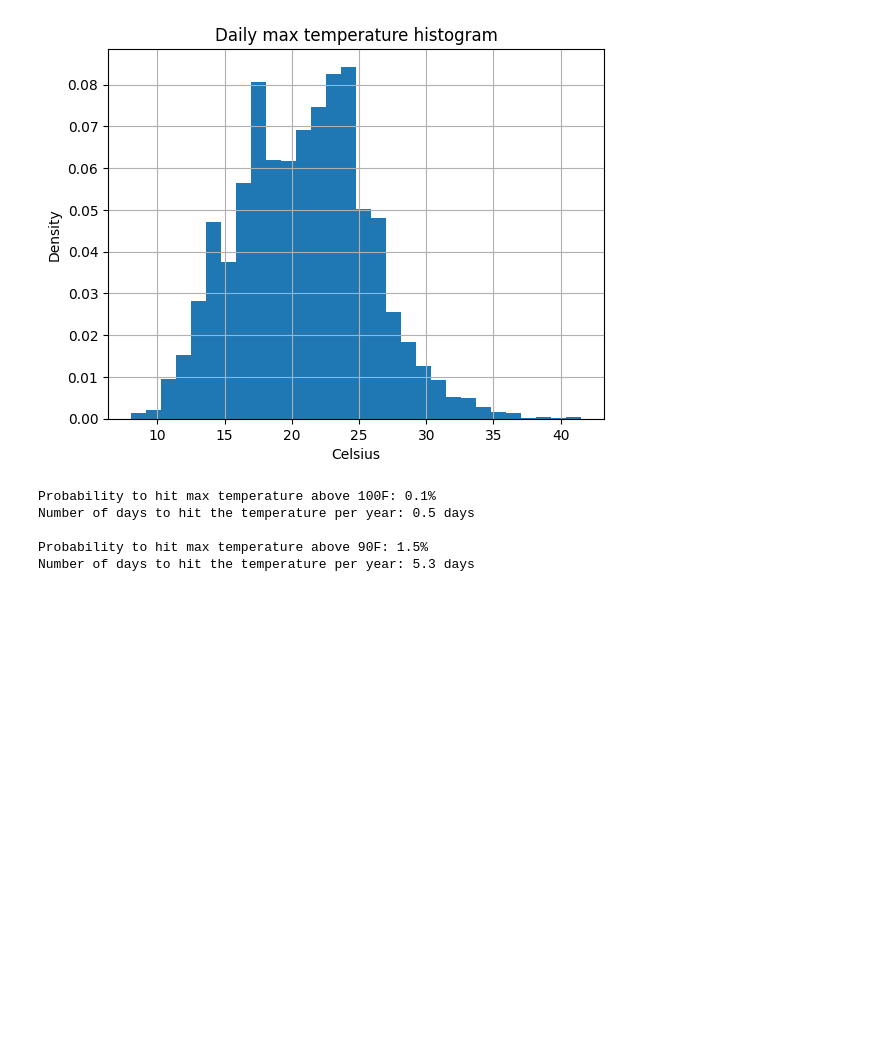
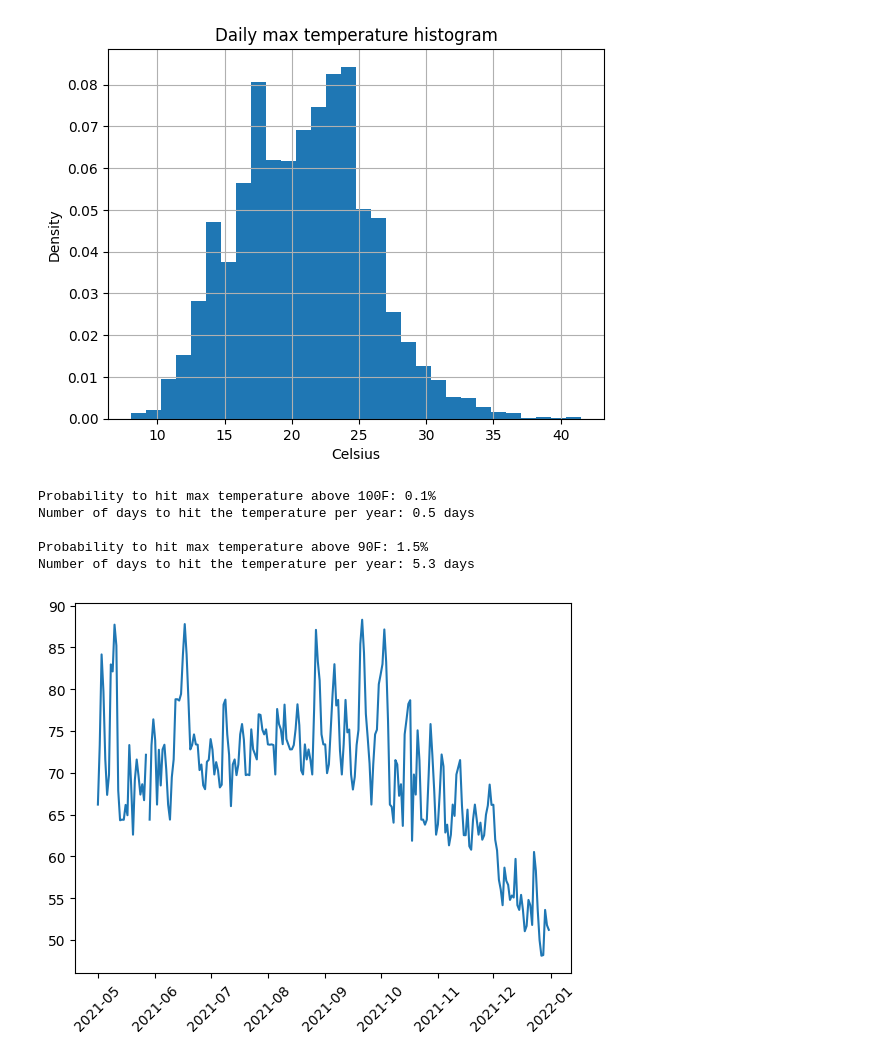
Before and after one commit to yukikitayama/machine-learning, a Jupyter notebook: notebook/temperature_palo_alto.ipynb, the cells around one changed output. Drawn from its saved outputs; the diff is of its cells as text; code cells hidden in the pictures; blank space fills up the shorter version.

```diff
--- a/notebook/temperature_palo_alto.ipynb
+++ b/notebook/temperature_palo_alto.ipynb
@@ -139,3 +139,10 @@ Number of days to hit the temperature per year: 0.5 days
 
 Probability to hit max temperature above 90F: 1.5%
 Number of days to hit the temperature per year: 5.3 days
+# %%
+df_tmp = df_daily_max.loc[df_daily_max.index >= date(2021, 5, 1)]
+plt.plot(df_tmp['temp_f'])
+plt.xticks(rotation=45)
+plt.show()
+# %% [output]
+[figure, added]
```
Also changed, not shown: parts of 3 cells of this notebook, 1 other file.
